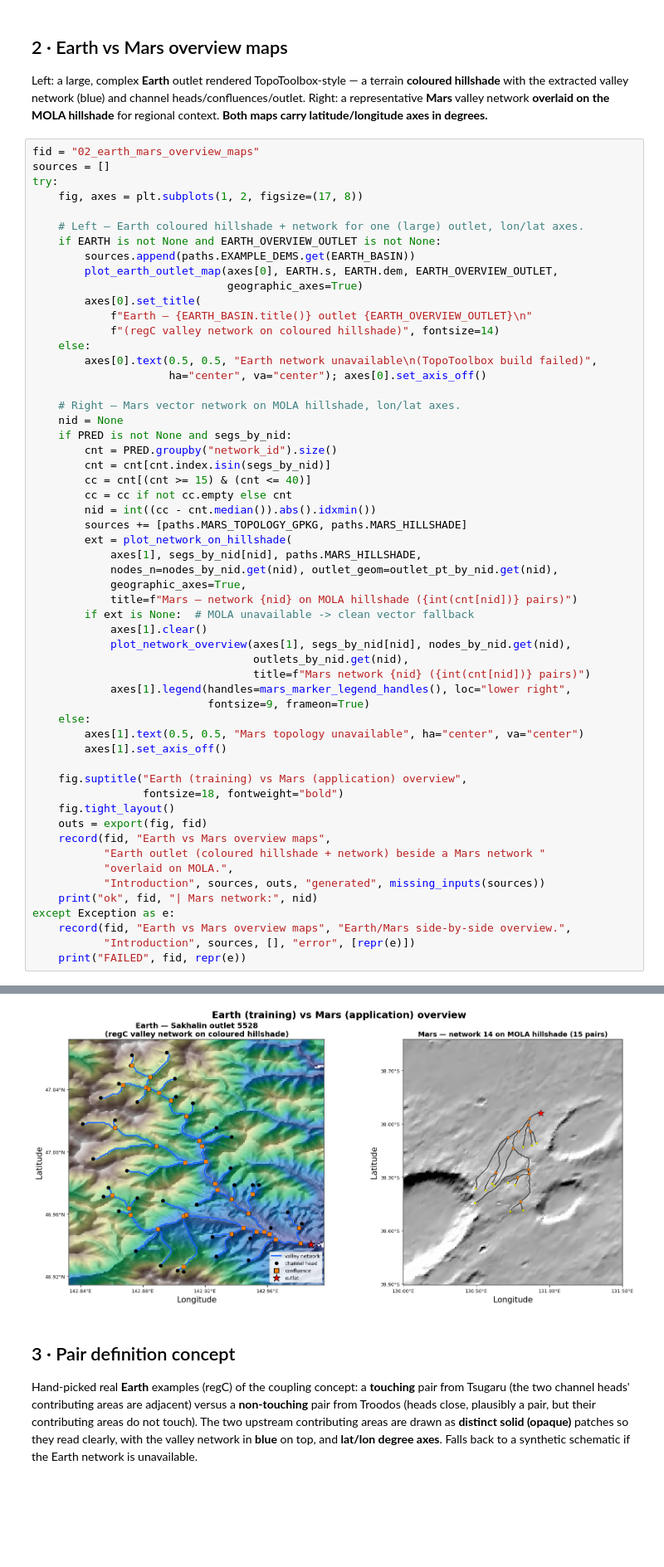
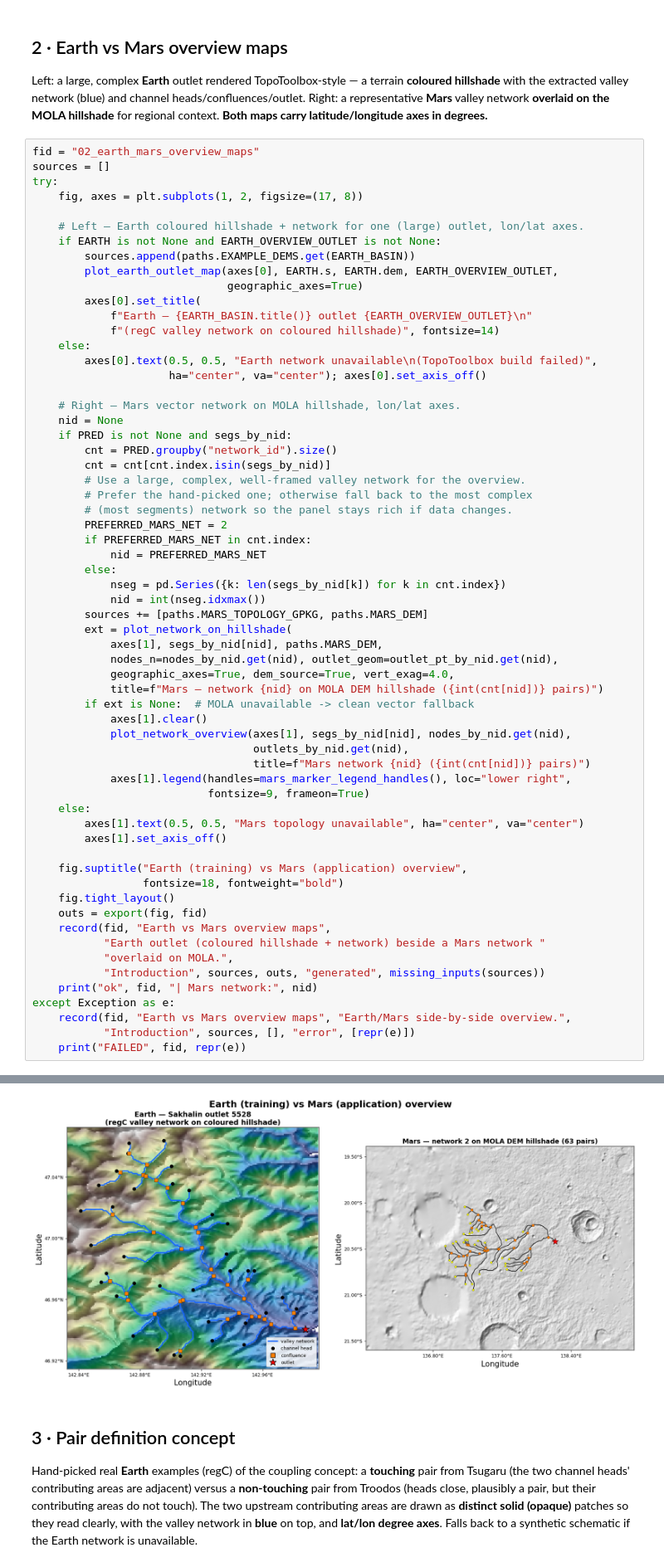
Before and after one commit to GP-Geo/CH_Project, a Jupyter notebook: notebooks/presentation/14_poster_figure_inventory.ipynb, the cells around one changed output, grey strips where cells are left out. Shown at 83% size. Saved outputs shown, nothing was run; the diff lists cells and outputs as text; blank space fills up the shorter version.

```diff
--- a/notebooks/presentation/14_poster_figure_inventory.ipynb
+++ b/notebooks/presentation/14_poster_figure_inventory.ipynb
@@ -270,15 +270,21 @@ try:
     if PRED is not None and segs_by_nid:
         cnt = PRED.groupby("network_id").size()
         cnt = cnt[cnt.index.isin(segs_by_nid)]
-        cc = cnt[(cnt >= 15) & (cnt <= 40)]
-        cc = cc if not cc.empty else cnt
-        nid = int((cc - cnt.median()).abs().idxmin())
-        sources += [paths.MARS_TOPOLOGY_GPKG, paths.MARS_HILLSHADE]
+        # Use a large, complex, well-framed valley network for the overview.
+        # Prefer the hand-picked one; otherwise fall back to the most complex
+        # (most segments) network so the panel stays rich if data changes.
+        PREFERRED_MARS_NET = 2
+        if PREFERRED_MARS_NET in cnt.index:
+            nid = PREFERRED_MARS_NET
+        else:
+            nseg = pd.Series({k: len(segs_by_nid[k]) for k in cnt.index})
+            nid = int(nseg.idxmax())
+        sources += [paths.MARS_TOPOLOGY_GPKG, paths.MARS_DEM]
         ext = plot_network_on_hillshade(
-            axes[1], segs_by_nid[nid], paths.MARS_HILLSHADE,
+            axes[1], segs_by_nid[nid], paths.MARS_DEM,
             nodes_n=nodes_by_nid.get(nid), outlet_geom=outlet_pt_by_nid.get(nid),
-            geographic_axes=True,
-            title=f"Mars — network {nid} on MOLA hillshade ({int(cnt[nid])} pairs)")
+            geographic_axes=True, dem_source=True, vert_exag=4.0,
+            title=f"Mars — network {nid} on MOLA DEM hillshade ({int(cnt[nid])} pairs)")
         if ext is None:  # MOLA unavailable -> clean vector fallback
             axes[1].clear()
             plot_network_overview(axes[1], segs_by_nid[nid], nodes_by_nid.get(nid),
@@ -308,4 +314,4 @@ ok 02_earth_mars_overview_maps | Mars network: 14
-[figure, old version]
+[figure, new version]
 # %% [markdown]
 ## 3 · Pair definition concept
 
```
Also changed, not shown: parts of 7 cells of this notebook, 4 other files.
